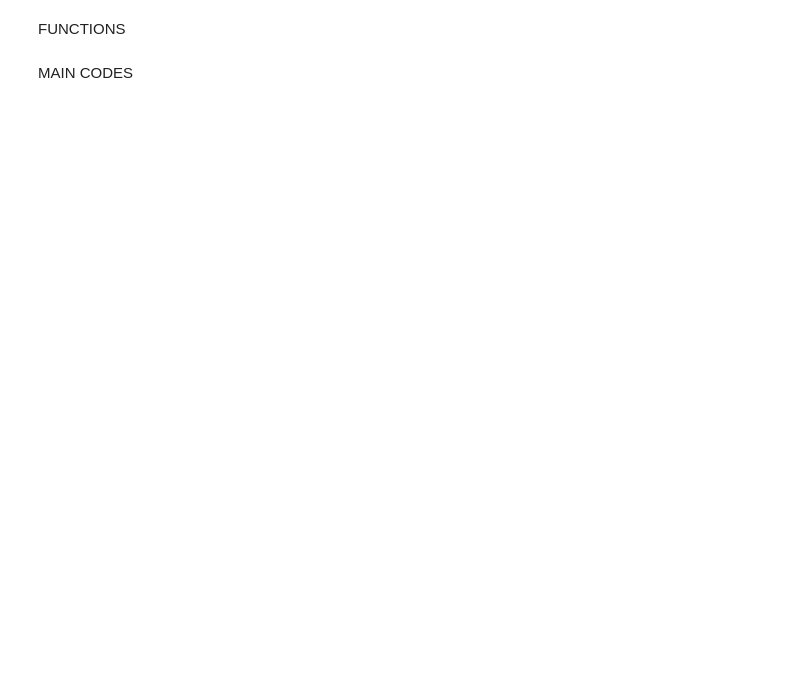
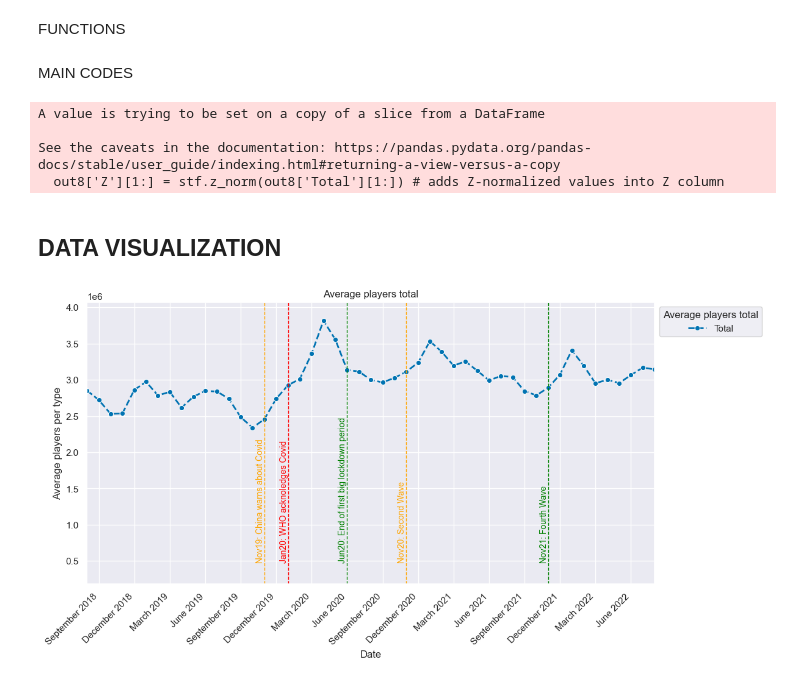
Before and after one commit to Pyros009/data-wrangling-project, a Jupyter notebook: Main.ipynb, the cells around one changed output. Saved outputs shown, nothing was run; the diff lists cells and outputs as text; code cells hidden in the pictures; blank space fills up the shorter version.

```diff
--- a/Main.ipynb
+++ b/Main.ipynb
@@ -200,0 +68,6 @@ df2
+# %%
+# creates a row in our dataframe to accomodate tags.
+appid_fix["tags"] = 0
+
+steam_df_tags = stf.add_tags(appid_fix,tag_dict)
+pd.to_pickle(steam_df_tags, "steam_df_tags.pkl")
@@ -224,8 +132,3 @@ display(output.shape)
-# %%
-# creates the games id list
-txt = pd.read_csv(r"top1k.csv")
-txt = txt.rename({"Game Title":"title", "Steam App ID":"id"}, axis=1)
-list_id = list(txt["id"])
 # %%
 # Cleans database of most recent games (so from Aug 2019 -> Present)
 out2 = output.copy()
@@ -245,29 +148,22 @@ zero_row = pd.DataFrame([[0] * len(out3.columns)], columns=out3.columns)
 # Concatenate the new zero row at index 0
 out4 = pd.concat([zero_row, out3]).reset_index(drop=True)
 
-# adds tags to row 0
+# imports the tags and the multiplayer tags dictionaries
 with open ("steam_df_tags.pkl", "rb") as steam_df_tags_file:
     steam_df_tags = pickle.load(steam_df_tags_file)
 
 with open ("mp_dict.pkl", "rb") as mp_dict_file:
     mp_dict = pickle.load(mp_dict_file)
 
+# joins dictionaries
 steam_df_tags_mp = stf.add_mp(steam_df_tags, mp_dict)
 
-def add_tags_df (df, dict):
-    df2 = df.copy()
-    for col in df2.columns:
-        if col in dict.keys():
-            df2.at[0, col] = dict[col]
-    return df2
+# creates the tags row and appends to out4
+tags_mp_dict = steam_df_tags_mp.set_index("Steam App ID")["tags"].to_dict()
+tags_mp_dict_str = {str(key):value for key, value in tags_mp_dict.items()}
+out4_2 = stf.add_tags_df(out4, tags_mp_dict_str)
 
-tags_mp_dict = steam_df_tags_mp.set_index("Steam App ID")["tags"].to_dict()
-
-tags_mp_dict_str = {str(key):value for key, value in tags_mp_dict.items()}
-
-out4_2 = add_tags_df(out4, tags_mp_dict_str)
-
-display(out4_2)
+#display(out4_2)
 # %%
 # Converts "Date" into DataFrame index
 out5=out4_2.copy()
@@ -385,2 +213,21 @@ plt.ylabel('Z variance for Average players')
+# %%
+# Adds Z-Column
+out8 = out7.copy()
+
+out8['Z'] = 0 # creates an empty column named "Z"
+out8['Z'][1:] = stf.z_norm(out8['Total'][1:]) # adds Z-normalized values into Z column
+# %% [output]
+A value is trying to be set on a copy of a slice from a DataFrame
+
+See the caveats in the documentation: https://pandas.pydata.org/pandas-docs/stable/user_guide/indexing.html#returning-a-view-versus-a-copy
+  out8['Z'][1:] = stf.z_norm(out8['Total'][1:]) # adds Z-normalized values into Z column
+# %% [markdown]
+## DATA VISUALIZATION ##
+# %%
+# plots total average players per date
+
+stf.t_plot(out8,["Total"],"Average players total","y")
+# %% [output]
+[figure, added]
 # %%
 list_tags =[value.split(",") for value in tags_mp_dict.values()]
```
Also changed, not shown: parts of 85 cells of this notebook, 13 other files.
